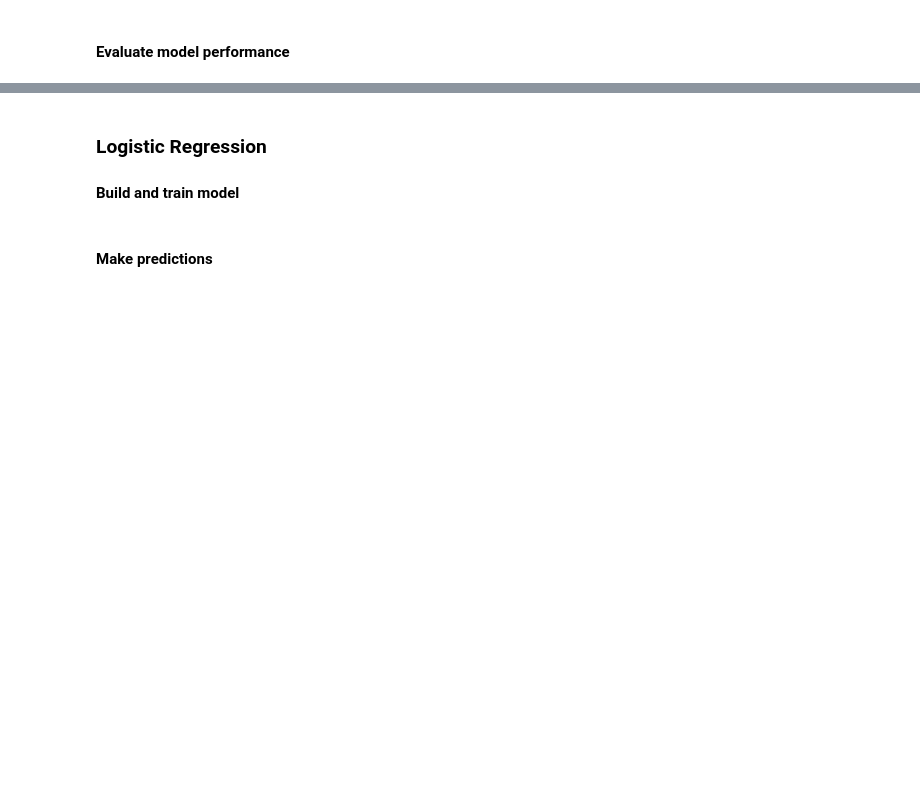
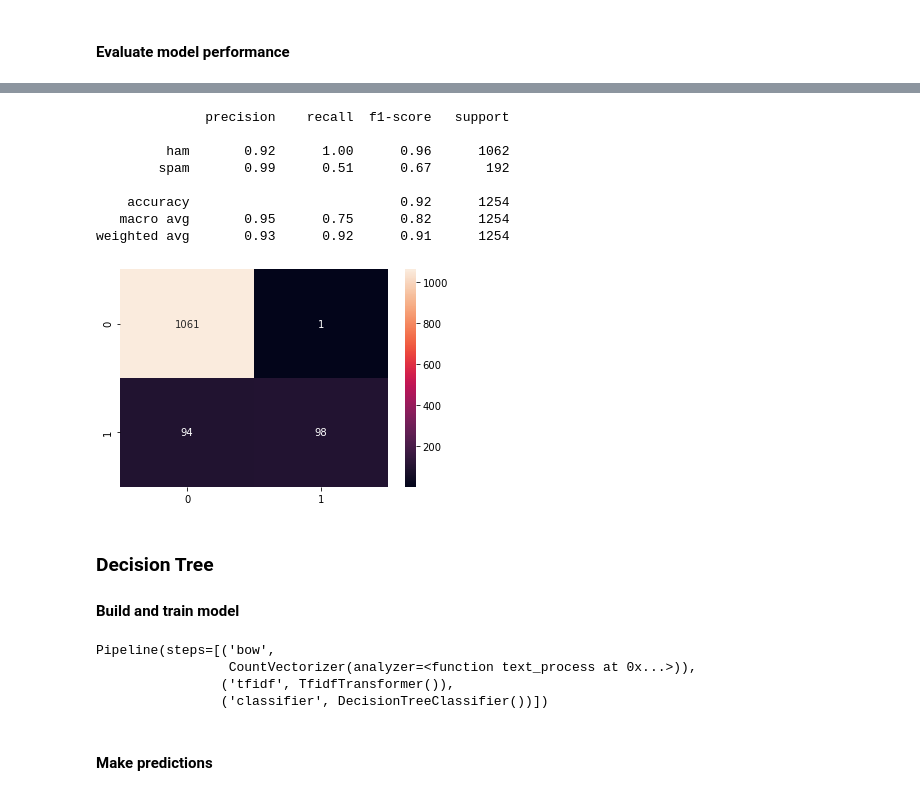
Before and after one commit to kamelCased/learningDataScience, a Jupyter notebook: Natural Language Processing.ipynb, the cells around one changed output, grey strips where cells are left out. Saved outputs shown, nothing was run; the diff lists cells and outputs as text; code cells hidden in the pictures; blank space fills up the shorter version.

```diff
--- a/Natural Language Processing.ipynb
+++ b/Natural Language Processing.ipynb
@@ -477,4 +558,40 @@ weighted avg       0.93      0.93      0.92      1254
+# %%
+# with chosen k
+
+# build pipeline
+knn_pipeline = Pipeline([
+    # (step_name, what_to_do)
+
+    # Step 1: Turn corpus into bag of words
+    ('bow', CountVectorizer(analyzer=text_process)),
+
+    # Step 2: Give TF-IDF weights to bag of words
+    ('tfidf', TfidfTransformer()),
+
+    # Step 3: Fit classification model
+    ('classifier', KNeighborsClassifier(n_neighbors=39))
+])
+
+# fit to the training data
+knn_pipeline.fit(X_train,y_train)
+
+# make predictions
+knn_pred = knn_pipeline.predict(X_valid)
+
+# Evaluate performance
+sns.heatmap(confusion_matrix(y_valid,knn_pred),annot=True,fmt='g') # 1061 TN, 1 FP, 94 FN, 98 TP
+print(classification_report(y_valid,knn_pred)) # 92% accuracy, 93% precision, 92% recall, 91% f1 score
+# %% [output]
+              precision    recall  f1-score   support
+
+         ham       0.92      1.00      0.96      1062
+        spam       0.99      0.51      0.67       192
+
+    accuracy                           0.92      1254
+   macro avg       0.95      0.75      0.82      1254
+weighted avg       0.93      0.92      0.91      1254
+[figure, added]
 # %% [markdown]
-### Logistic Regression
+### Decision Tree
 
 ####  Build and train model
@@ -481,2 +614,10 @@ weighted avg       0.93      0.93      0.92      1254
+# %%
+# fit to the training data
+dtc_pipeline.fit(X_train,y_train)
+# %% [output]
+Pipeline(steps=[('bow',
+                 CountVectorizer(analyzer=<function text_process at 0x...>)),
+                ('tfidf', TfidfTransformer()),
+                ('classifier', DecisionTreeClassifier())])
 # %% [markdown]
 #### Make predictions
```
Also changed, not shown: parts of 45 cells of this notebook.
